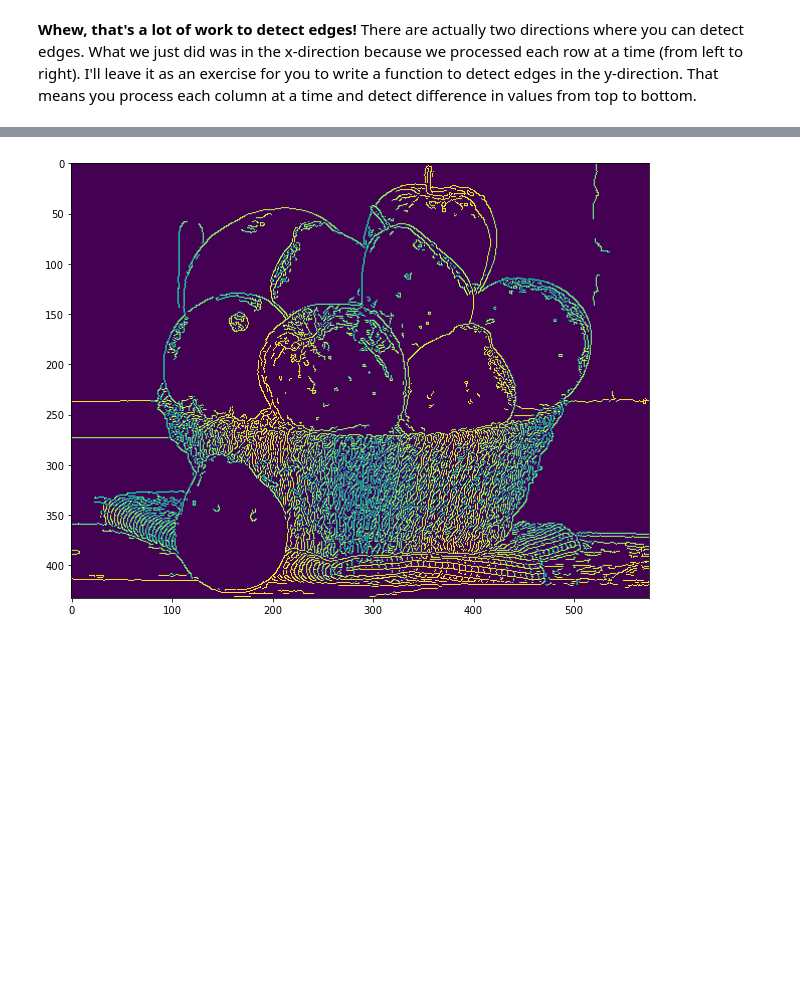
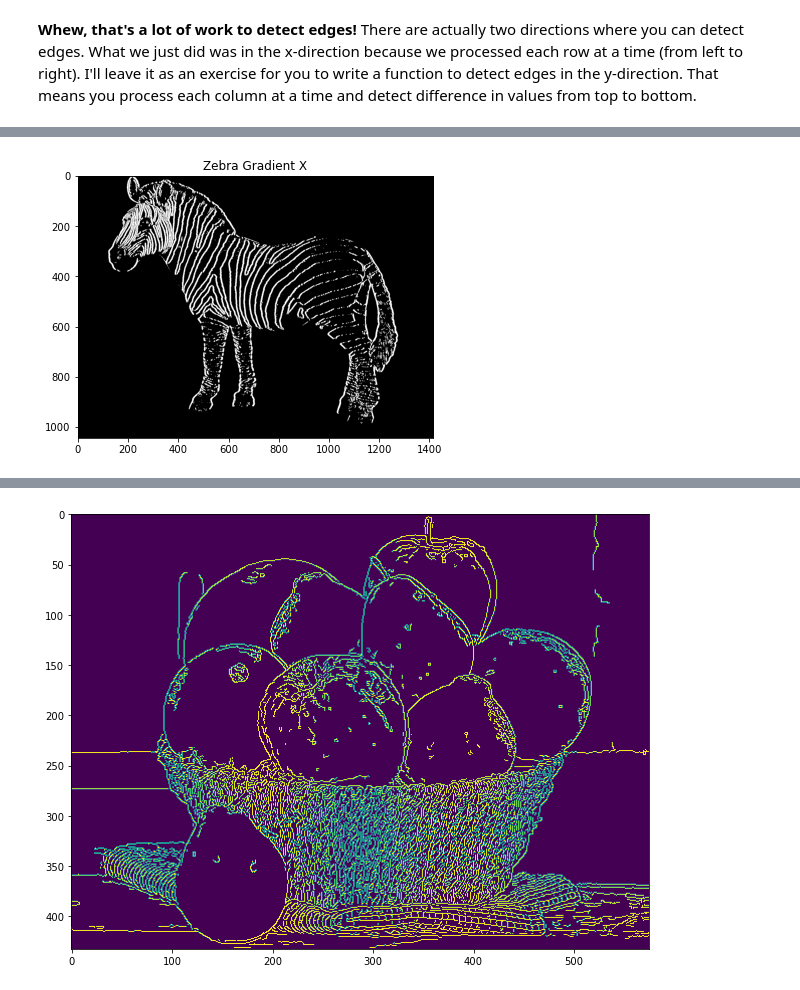
Before and after one commit to acflippo/Intro_to_Computer_Vision, a Jupyter notebook: Lesson3/Edge_Detection.ipynb, the cells around one changed output, grey strips where cells are left out. Saved outputs shown, nothing was run; the diff lists cells and outputs as text; code cells hidden in the pictures; blank space fills up the shorter version.

```diff
--- a/Lesson3/Edge_Detection.ipynb
+++ b/Lesson3/Edge_Detection.ipynb
@@ -457,3 +515,19 @@ def image_gradient_in_y(image):
     # TODO
 
     return NONE
+# %%
+### Zebra: gray scale and blur it
+plt.rcParams["figure.figsize"] = [14, 8]
+plt.subplot(1, 2, 1)
+plt.title("Zebra Gradient X")
+plt.imshow(zebra_gradient_x_img, cmap='gray')
+plt.show()
+
+# TODO: Work on the zebra_gradient_y_img and uncomment here
+# zebra_gradient_y_img = image_gradient_in_y(zebra_gray_blur_img)
+# plt.subplot(1, 2, 2)
+# plt.title("Zebra Gradient Y")
+# plt.imshow(zebra_gradient_y_img, cmap='gray')
+plt.show()
+# %% [output]
+[figure, added]
```
Also changed, not shown: parts of 12 cells of this notebook, 2 other files.
